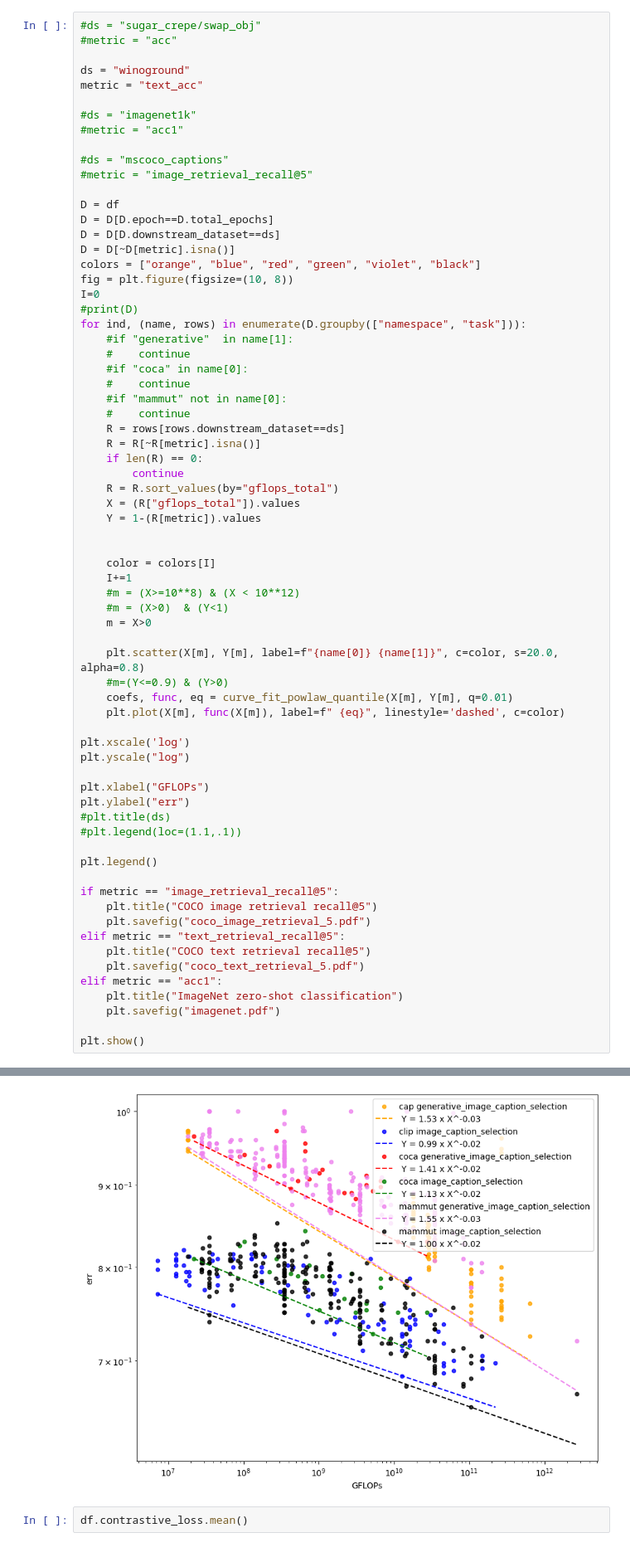
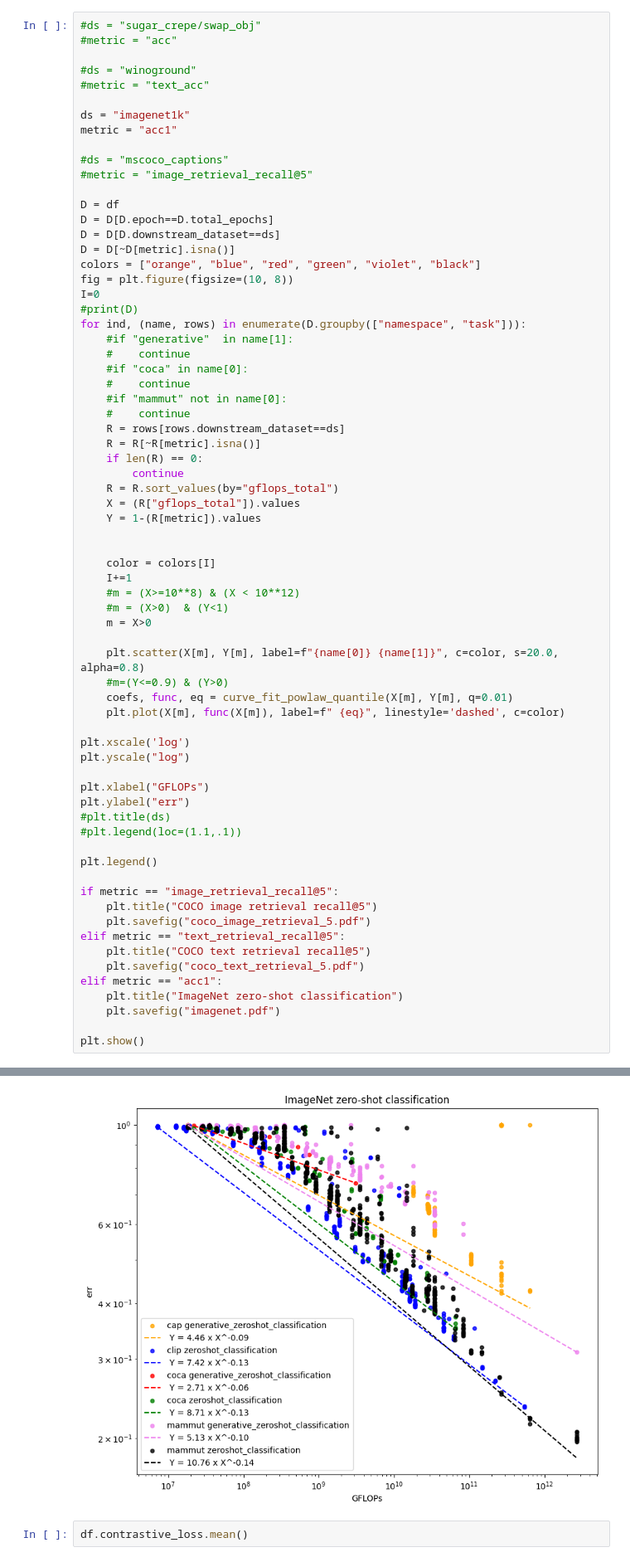
Before and after one commit to SLAMPAI/open_clip_scaling, a Jupyter notebook: results.ipynb, the cells around one changed output, grey strips where cells are left out. Shown: that part at 83% size. Cells and saved outputs as stored; diff of their text form.

```diff
--- a/results.ipynb
+++ b/results.ipynb
@@ -399,11 +399,11 @@ plt.xscale('log',base=10)
 #ds = "sugar_crepe/swap_obj"
 #metric = "acc"
 
-ds = "winoground"
-metric = "text_acc"
+#ds = "winoground"
+#metric = "text_acc"
 
-#ds = "imagenet1k"
-#metric = "acc1"
+ds = "imagenet1k"
+metric = "acc1"
 
 #ds = "mscoco_captions"
 #metric = "image_retrieval_recall@5"
@@ -444,34 +444,34 @@ for ind, (name, rows) in enumerate(D.groupby(["namespace", "task"])):
     plt.plot(X[m], func(X[m]), label=f" {eq}", linestyle='dashed', c=color)
 
 plt.xscale('log')
 plt.yscale("log")
 
 plt.xlabel("GFLOPs")
 plt.ylabel("err")
 #plt.title(ds)
 #plt.legend(loc=(1.1,.1))
 
 plt.legend()
 
 if metric == "image_retrieval_recall@5":
     plt.title("COCO image retrieval recall@5")
     plt.savefig("coco_image_retrieval_5.pdf")
 elif metric == "text_retrieval_recall@5":
     plt.title("COCO text retrieval recall@5")
     plt.savefig("coco_text_retrieval_5.pdf")
 elif metric == "acc1":
     plt.title("ImageNet zero-shot classification")
     plt.savefig("imagenet.pdf")
 
 plt.show()
 # %% [output]
 QuantileRegressor(alpha=0, quantile=0.01, solver='highs-ds')
 QuantileRegressor(alpha=0, quantile=0.01, solver='highs-ds')
 QuantileRegressor(alpha=0, quantile=0.01, solver='highs-ds')
 QuantileRegressor(alpha=0, quantile=0.01, solver='highs-ds')
 QuantileRegressor(alpha=0, quantile=0.01, solver='highs-ds')
 QuantileRegressor(alpha=0, quantile=0.01, solver='highs-ds')
-[figure, old version]
+[figure, new version]
 # %%
 df.contrastive_loss.mean()
 # %% [output]
```
Also changed, not shown: parts of 2 cells of this notebook.
